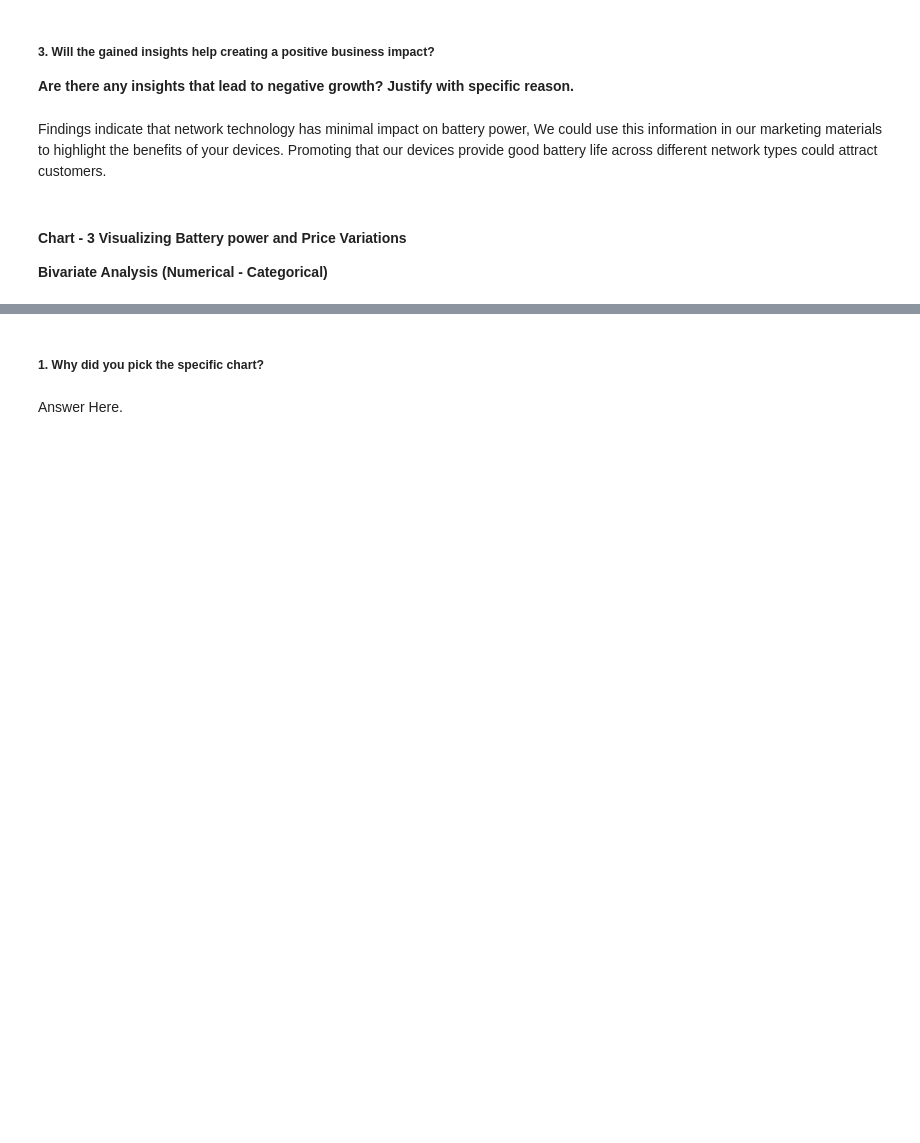
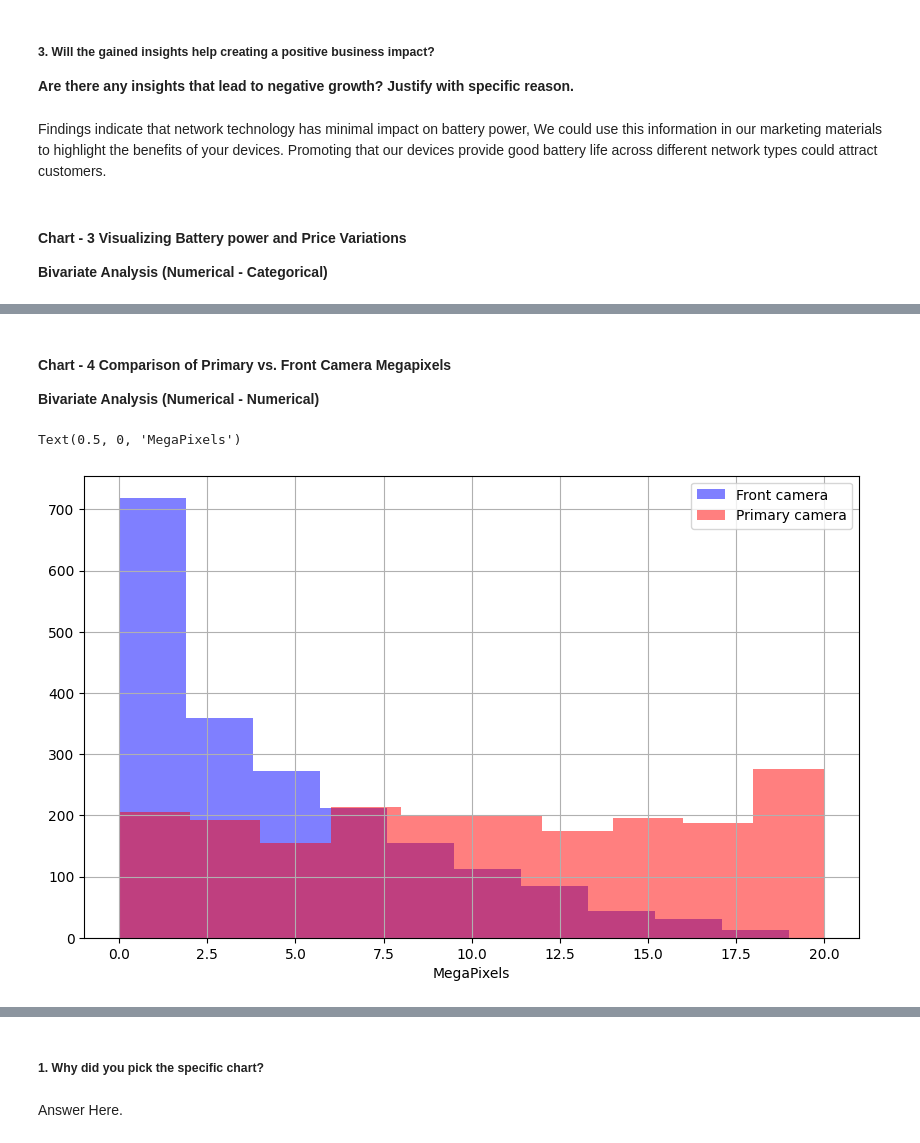
Before and after one commit to kapilkukreja469/Mobile_price_range_prediction, a Jupyter notebook: Mobile_price_range_prediction_by_kapil_kukreja.ipynb, the cells around one changed output, grey strips where cells are left out. Drawn from its saved outputs; the diff is of its cells as text; code cells hidden in the pictures; blank space fills up the shorter version.

```diff
--- a/Mobile_price_range_prediction_by_kapil_kukreja.ipynb
+++ b/Mobile_price_range_prediction_by_kapil_kukreja.ipynb
@@ -490,0 +525,13 @@ sns.boxplot(x="price_range", y="battery_power", data=mobile_df)
+# %% [markdown]
+#### **Chart - 4 Comparison of Primary vs. Front Camera Megapixels**
+**Bivariate Analysis (Numerical - Numerical)**
+# %%
+# Chart - 4 visualization code
+plt.figure(figsize=(10,6))
+mobile_df['fc'].hist(alpha=0.5,color='blue',label='Front camera')
+mobile_df['pc'].hist(alpha=0.5,color='red',label='Primary camera')
+plt.legend()
+plt.xlabel('MegaPixels')
+# %% [output]
+Text(0.5, 0, 'MegaPixels')
+[figure, added]
```
Also changed, not shown: parts of 94 cells of this notebook.
